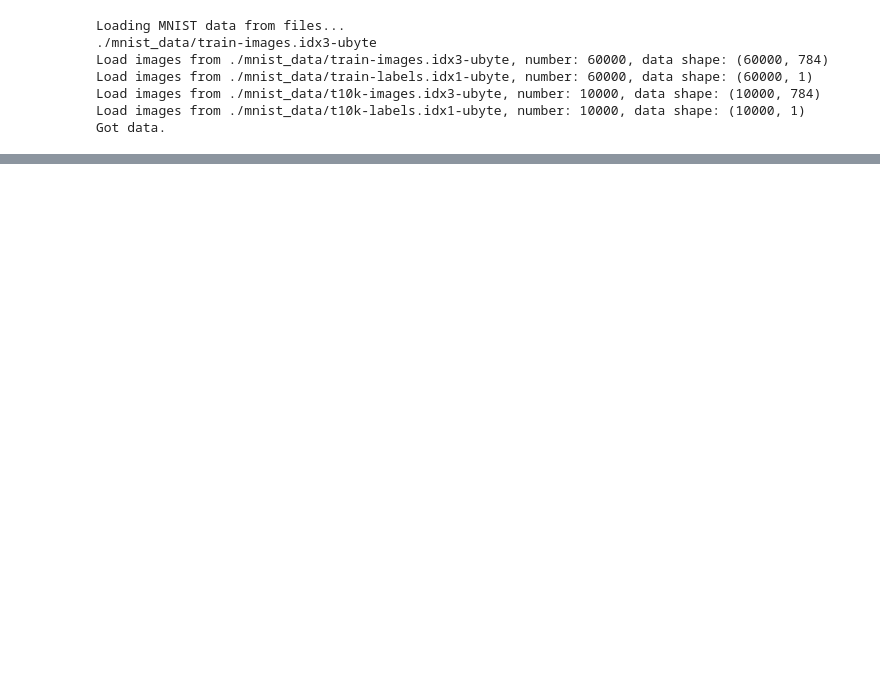
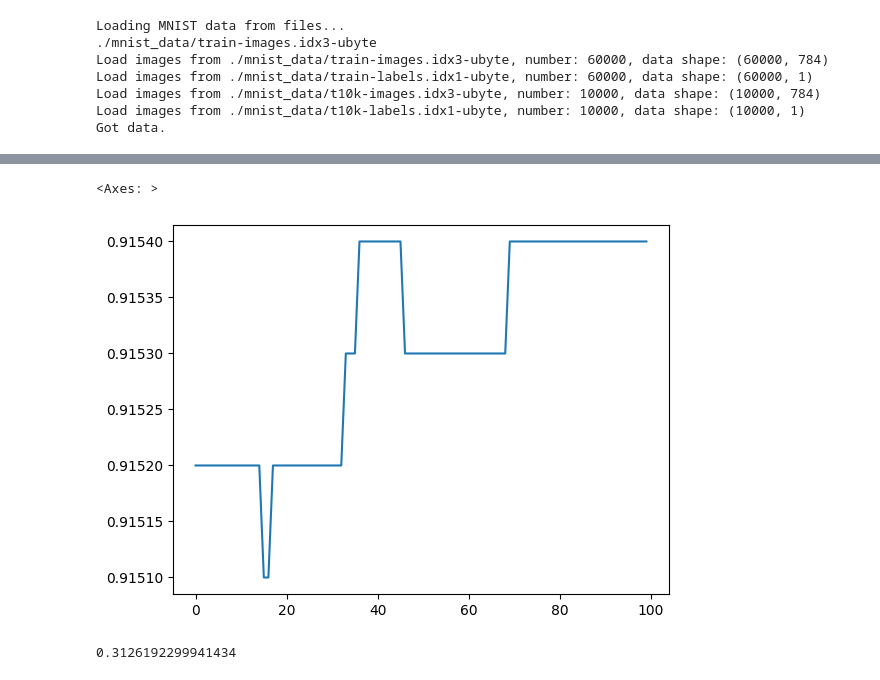
Before and after one commit to X-yang03/machine-learning, a Jupyter notebook: ex1/test.ipynb, the cells around one changed output, grey strips where cells are left out. Cells and saved outputs as stored; diff of their text form; code cells hidden in the pictures; blank space fills up the shorter version.

```diff
--- a/ex1/test.ipynb
+++ b/ex1/test.ipynb
@@ -67,0 +59,9 @@ sns.lineplot(loss[-100:])
+# %%
+sns.lineplot(acc[-100:])
+# %% [output]
+<Axes: >
+[figure, added]
+# %%
+loss[-1]
+# %% [output]
+0.3126192299941434
```
Also changed, not shown: parts of 10 cells of this notebook, 7 other files.
